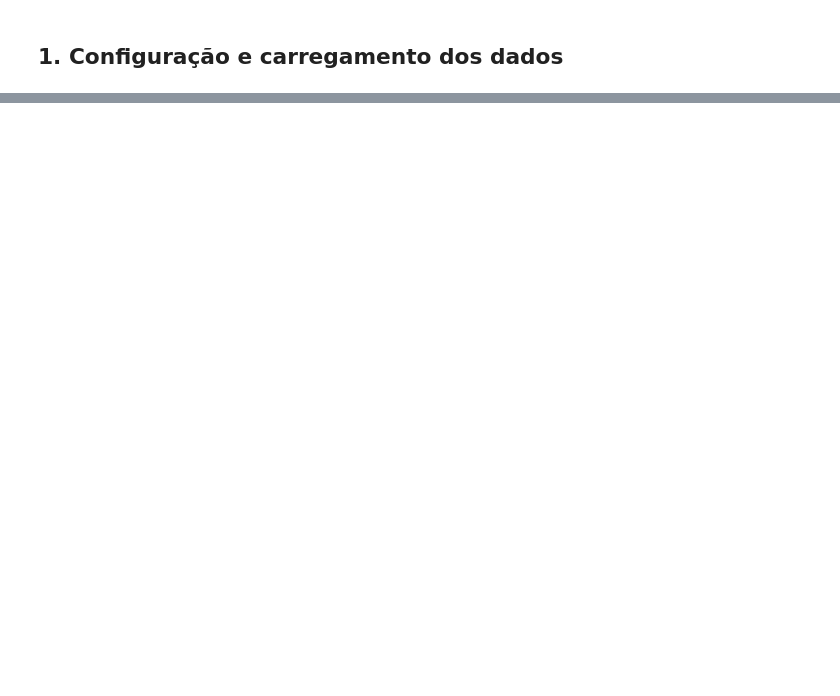
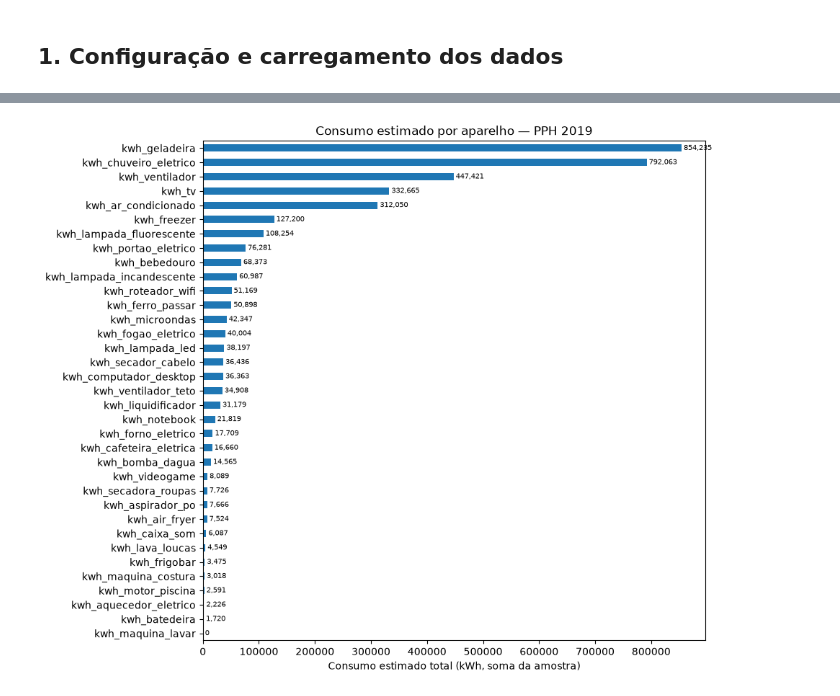
Before and after one commit to No-Country-simulation/G9-BR-TEAM-18, a Jupyter notebook: notebooks/analise_energetica_pph2019.ipynb, the cells around one changed output, grey strips where cells are left out. Saved outputs shown, nothing was run; the diff lists cells and outputs as text; code cells hidden in the pictures; blank space fills up the shorter version.

```diff
--- a/notebooks/analise_energetica_pph2019.ipynb
+++ b/notebooks/analise_energetica_pph2019.ipynb
@@ -735,0 +47,13 @@ Arquivos gerados em: C:\Users\Usuario\Desktop\PROCESSAMENTO DE DADOS PPH\output
+# %%
+%pip install numpy pandas openpyxl pathlib
+import numpy as np
+import pandas as pd
+import openpyxl
+from pathlib import Path
+
+DATA_PATH = r"C:\Users\Usuario\Desktop\NOTEBOOK UPDATES\G9-BR-TEAM-18\data\raw\PPH 2019 - Banco de Dados V2 (2).xlsx"
+
+xls = pd.ExcelFile(DATA_PATH)
+df = xls.parse("Banco de Dados")
+
+print(f"Banco de Dados: {df.shape[0]} entrevistas x {df.shape[1]} colunas")
@@ -735,0 +501,18 @@ Arquivos gerados em: C:\Users\Usuario\Desktop\PROCESSAMENTO DE DADOS PPH\output
+# %%
+POT_BOMBA_DAGUA_W = 750
+qtd_bomba_dagua = qtd("P9.1.2.37")
+kwh_bomba_dagua = kwh_padrao(qtd_bomba_dagua, POT_BOMBA_DAGUA_W, "P9.1.4.37", "P9.1.3.37")
+
+POT_PORTAO_ELETRICO_W = 300
+qtd_portao_eletrico = qtd("P9.1.2.33")
+kwh_portao_eletrico = kwh_padrao(qtd_portao_eletrico, POT_PORTAO_ELETRICO_W, "P9.1.4.33", "P9.1.3.33")
+
+# Motor de piscina ~ "Filtro de Piscina" (equipamento equivalente no
+# questionário - ver observação de aproximação na introdução).
+POT_MOTOR_PISCINA_W = 750
+qtd_motor_piscina = qtd("P9.1.2.36")
+kwh_motor_piscina = kwh_padrao(qtd_motor_piscina, POT_MOTOR_PISCINA_W, "P9.1.4.36", "P9.1.3.36")
+
+print(qtd_bomba_dagua.describe())
+print(qtd_portao_eletrico.describe())
+print(qtd_motor_piscina.describe())
@@ -735,0 +663,8 @@ Arquivos gerados em: C:\Users\Usuario\Desktop\PROCESSAMENTO DE DADOS PPH\output
+# %%
+total_por_aparelho = consumo_kwh[COLUNAS_PARA_TOTAL].sum().sort_values(ascending=False)
+print("Total estimado de energia por aparelho (kWh, soma de todas as entrevistas):")
+print(total_por_aparelho.to_string())
+
+top3_aparelhos = total_por_aparelho.head(3)
+print("\nTOP 3 aparelhos que mais consumiram energia:")
+print(top3_aparelhos.to_string())
@@ -735,0 +725,8 @@ Arquivos gerados em: C:\Users\Usuario\Desktop\PROCESSAMENTO DE DADOS PPH\output
+# %%
+ax = total_por_aparelho.sort_values().plot(kind="barh", figsize=(9, 9))
+ax.set_xlabel("Consumo estimado total (kWh, soma da amostra)")
+ax.set_title("Consumo estimado por aparelho — PPH 2019")
+for i, v in enumerate(total_por_aparelho.sort_values()):
+    ax.text(v, i, f" {v:,.0f}", va="center", fontsize=7)
+# %% [output]
+[figure, added]
```
Also changed, not shown: parts of 56 cells of this notebook, 8 other files.
